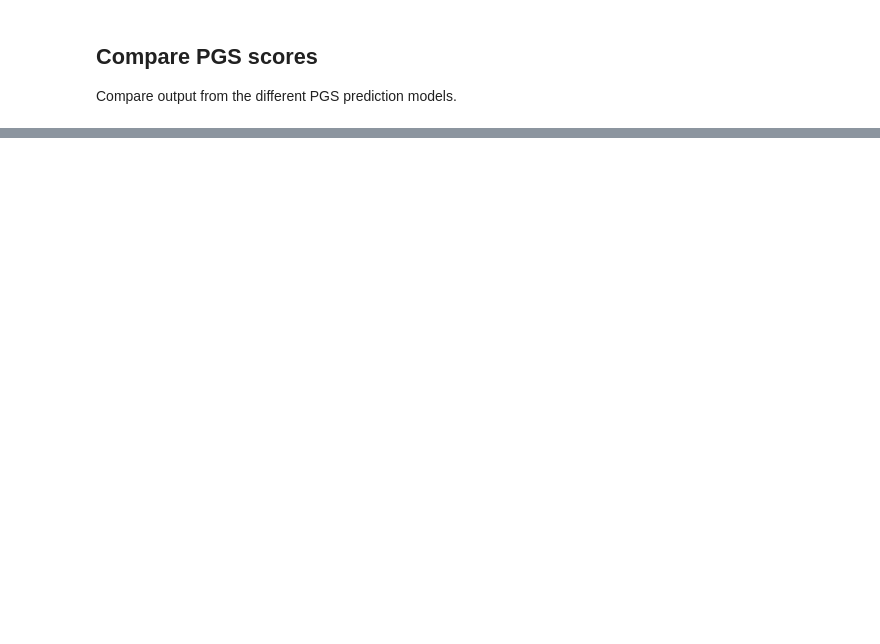
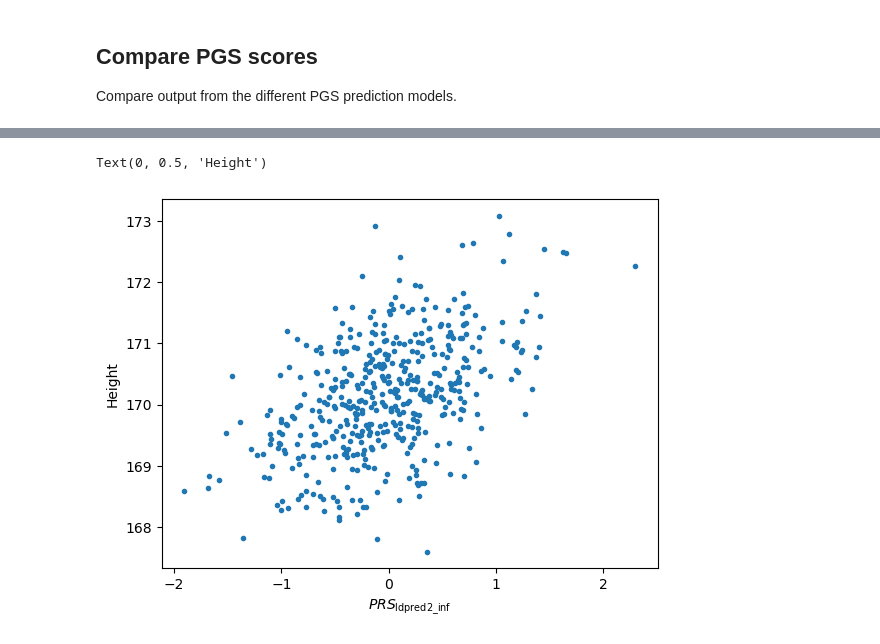
Before and after one commit to comorment/containers, a Jupyter notebook: pgs/vis_pgs.ipynb, the cells around one changed output, grey strips where cells are left out. Drawn from its saved outputs; the diff is of its cells as text; code cells hidden in the pictures; blank space fills up the shorter version.

```diff
--- a/pgs/vis_pgs.ipynb
+++ b/pgs/vis_pgs.ipynb
@@ -52,9 +56,17 @@ def get_pheno_list(phenodata, scores):
                                columns=phenodata.columns)
         pheno_list += [row]
     return pd.concat(pheno_list, ignore_index=True)
+# %%
+# make some guesses where reference data is located in relation to host
+if os.path.isdir('/REF'):  # mounted dir on container
+    REF = '/REF'
+elif 'REFERENCE' in os.environ:
+    REF = os.environ['REFERENCE']
+else:
+    REF = os.path.join('..', 'reference')
 # %%
 # Load phenotypes
-Pheno_file = '/REF/examples/prsice2/EUR.height'
+Pheno_file = os.path.join(REF, 'examples/prsice2/EUR.height')
 pheno = pd.read_csv(Pheno_file, delim_whitespace=True)
 pheno_type = pheno.columns[2]
 # %%
@@ -92,19 +124,20 @@ pd.read_csv(os.path.join(Output_dir, 'test.score'), delim_whitespace=True)
 # %%
 # LDpred2 infinitesimal model
 Output_dir = 'PGS_LDpred2_inf'
 
 # scores
 scores_ldpred2_inf = pd.read_csv(os.path.join(Output_dir, 'test.score'), delim_whitespace=True)
 
-valid_inds = (np.isnan(scores_ldpred2_inf['Height']) == False)
-
 # extract valids
 pheno_list = get_pheno_list(pheno, scores_ldpred2_inf)
 
 # plot SCORE vs HEIGHT
-plt.plot(scores_ldpred2_inf['score'], pheno_list['Height'], '.')
+plt.plot(scores_ldpred2_inf['score'], pheno_list[pheno_type], '.')
 plt.xlabel('$PRS_\mathrm{ldpred2\_inf}$')
 plt.ylabel(pheno_type)
+# %% [output]
+Text(0, 0.5, 'Height')
+[figure, added]
 # %%
 # LDpred2 automatic model
 Output_dir = 'PGS_LDpred2_auto'
```
Also changed, not shown: parts of 9 cells of this notebook, 4 other files.
